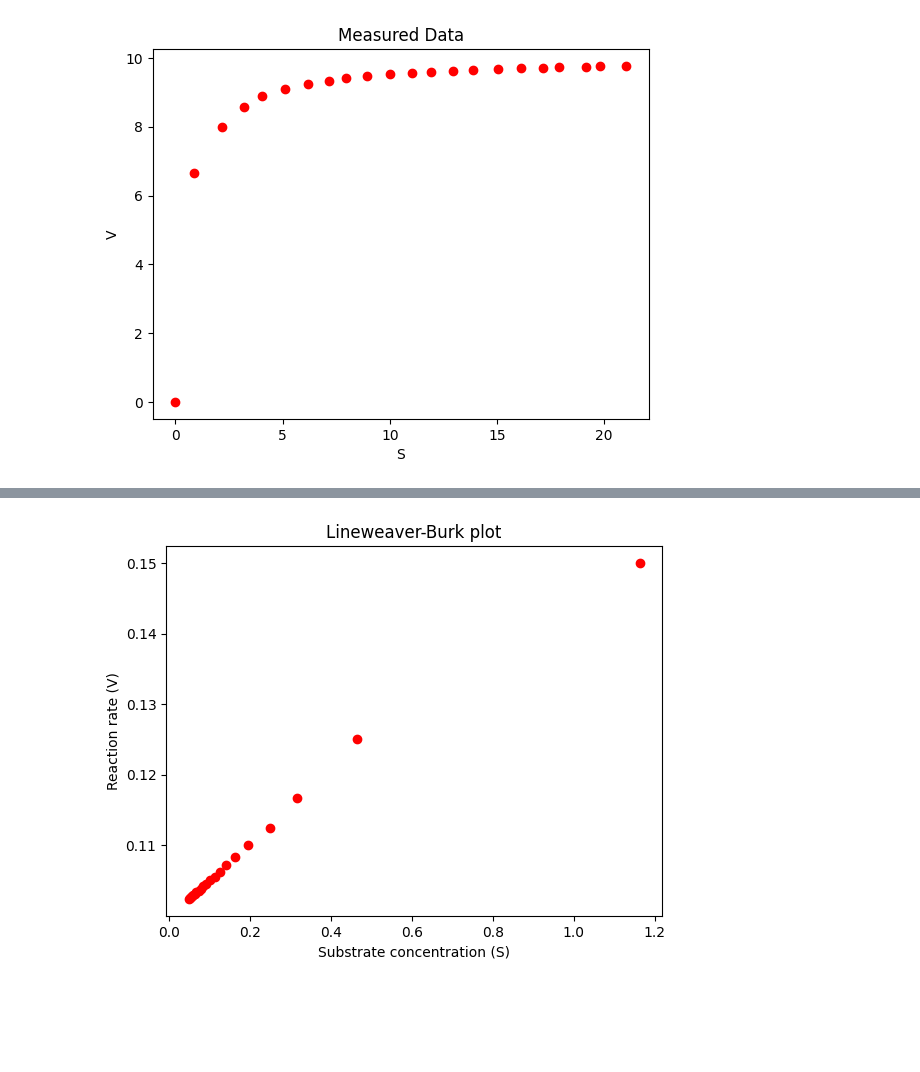
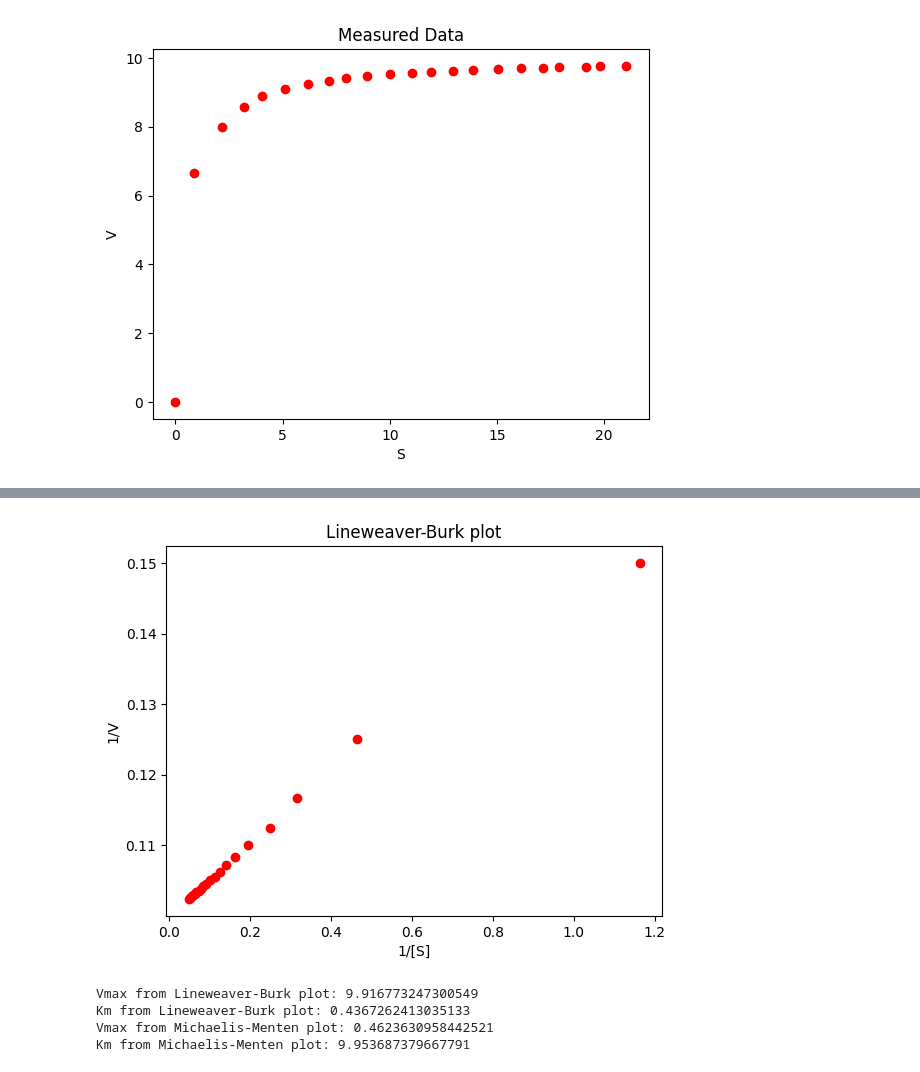
Before and after one commit to sachagijsbers/comp_bio, a Jupyter notebook: lawofmass.ipynb, the cells around one changed output, grey strips where cells are left out. Cells and saved outputs as stored; diff of their text form; code cells hidden in the pictures; blank space fills up the shorter version.

```diff
--- a/lawofmass.ipynb
+++ b/lawofmass.ipynb
@@ -89,11 +91,36 @@ plt.show()
 # %%
 S_data_array = np.array(S_data)[1:]
 V_data_array = np.array(V_data)[1:]
 
 plt.plot(1/S_data_array, 1/V_data_array, 'ro')
-plt.xlabel('Substrate concentration (S)')
-plt.ylabel('Reaction rate (V)')
+plt.xlabel('1/[S]')
+plt.ylabel('1/V')
 plt.title('Lineweaver-Burk plot')
 plt.show()
 # %% [output]
-[figure, old version]
+[figure, new version]
+# %%
+# Fit a linear function to the Lineweaver-Burk plot
+def linear_function(x, a, b):
+    return a + b * x
+
+# Fit the data to the linear function
+parameters = curve_fit(linear_function, 1/S_data_array, 1/V_data_array)
+
+# Extract the y-intercept and slope
+a, b = parameters[0]
+
+# Calculate Vmax and Km from Lineweaver-Burk parameters
+Vmax_lb = 1 / a
+Km_lb = b * Vmax_lb
+
+print("Vmax from Lineweaver-Burk plot:", Vmax_lb)
+print("Km from Lineweaver-Burk plot:", Km_lb)
+
+print("Vmax from Michaelis-Menten plot:", Vmax)
+print("Km from Michaelis-Menten plot:", Km)
+# %% [output]
+Vmax from Lineweaver-Burk plot: 9.916773247300549
+Km from Lineweaver-Burk plot: 0.4367262413035133
+Vmax from Michaelis-Menten plot: 0.4623630958442521
+Km from Michaelis-Menten plot: 9.953687379667791
```
Also changed, not shown: parts of 2 cells of this notebook.
